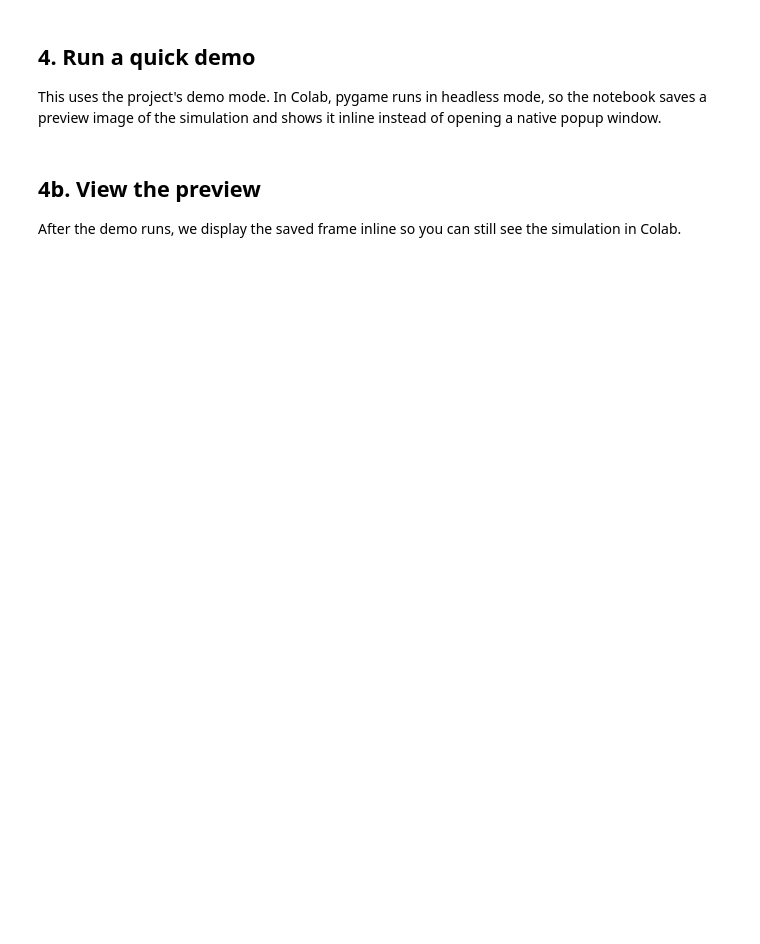
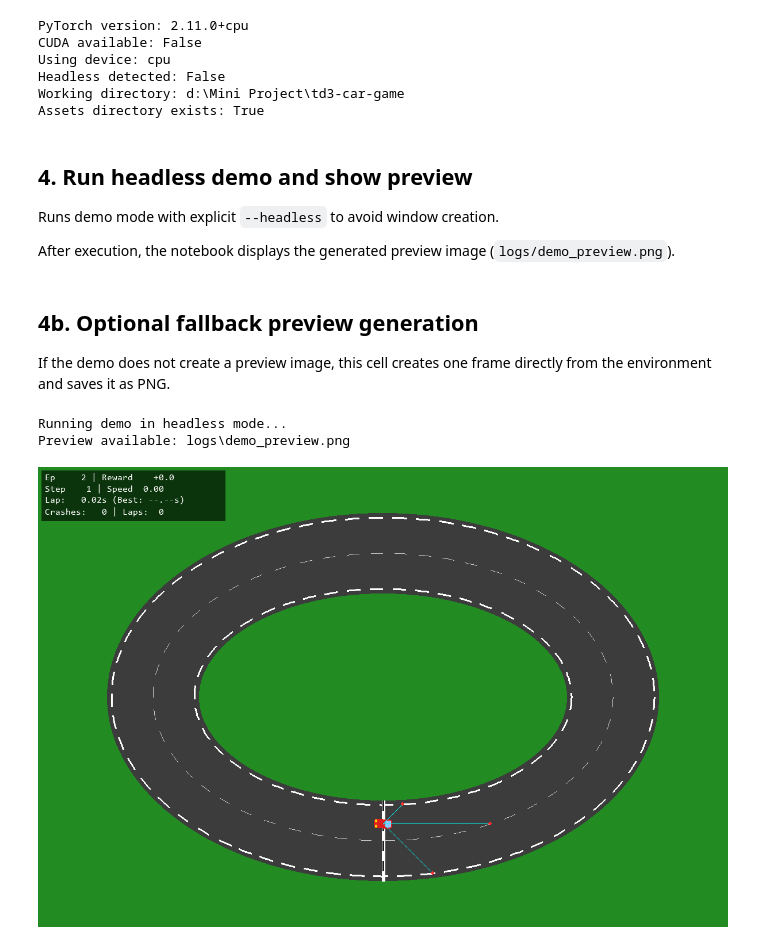
Before and after one commit to adityagangwani30/TD3-DDPG-Car-Game, a Jupyter notebook: colab_demo.ipynb, the cells around one changed output. Saved outputs shown, nothing was run; the diff lists cells and outputs as text; code cells hidden in the pictures; blank space fills up the shorter version.

Commit message:
Google Colab Demo Updated

```diff
--- a/colab_demo.ipynb
+++ b/colab_demo.ipynb
@@ -40,42 +110,81 @@ Colab usually runs in a headless environment, so we set the SDL video/audio driv
 import os
 from pathlib import Path
 
-os.environ.setdefault('SDL_VIDEODRIVER', 'dummy')
-os.environ.setdefault('SDL_AUDIODRIVER', 'dummy')
+# Force safe headless behavior in Colab/notebook environments
+os.environ.setdefault("SDL_VIDEODRIVER", "dummy")
+os.environ.setdefault("SDL_AUDIODRIVER", "dummy")
 
 import torch
+from utils import detect_headless_environment, ensure_assets_exist
 
-device = 'cuda' if torch.cuda.is_available() else 'cpu'
-print('PyTorch version:', torch.__version__)
-print('CUDA available:', torch.cuda.is_available())
-print('Using device:', device)
-print('Working directory:', Path.cwd())
+device = "cuda" if torch.cuda.is_available() else "cpu"
+headless_detected = detect_headless_environment()
+
+ensure_assets_exist()
+
+print("PyTorch version:", torch.__version__)
+print("CUDA available:", torch.cuda.is_available())
+print("Using device:", device)
+print("Headless detected:", headless_detected)
+print("Working directory:", Path.cwd())
+print("Assets directory exists:", Path("assets").exists())
+# %% [output]
+PyTorch version: 2.11.0+cpu
+CUDA available: False
+Using device: cpu
+Headless detected: False
+Working directory: d:\Mini Project\td3-car-game
+Assets directory exists: True
 # %% [markdown]
-## 4. Run a quick demo
+## 4. Run headless demo and show preview
 
-This uses the project's demo mode. In Colab, pygame runs in headless mode, so the notebook saves a preview image of the simulation and shows it inline instead of opening a native popup window.
+Runs demo mode with explicit `--headless` to avoid window creation.
+
+After execution, the notebook displays the generated preview image (`logs/demo_preview.png`).
 # %% [markdown]
-## 4b. View the preview
+## 4b. Optional fallback preview generation
 
-After the demo runs, we display the saved frame inline so you can still see the simulation in Colab.
+If the demo does not create a preview image, this cell creates one frame directly from the environment and saves it as PNG.
 # %%
 import subprocess
 import sys
 from pathlib import Path
 
-preview_path = Path('logs/demo_preview.png')
-preview_path.parent.mkdir(exist_ok=True)
+from IPython.display import Image, display
 
+preview_path = Path("logs/demo_preview.png")
+preview_path.parent.mkdir(parents=True, exist_ok=True)
+
+print("Running demo in headless mode...")
 subprocess.run([
     sys.executable,
-    'main.py',
-    '--mode', 'demo',
-    '--demo-episodes', '2'
+    "main.py",
+    "--mode", "demo",
+    "--demo-episodes", "2",
+    "--headless",
 ], check=True)
 
+if not preview_path.exists():
+    print("Demo preview not found. Generating fallback preview frame...")
+    import pygame
+    from environment import CarRacingEnv
+    from utils import init_pygame
+
+    init_pygame(headless=True)
+    env = CarRacingEnv(headless=True, enable_metrics=False)
+    env.reset()
+    env.render()
+    pygame.image.save(env.screen, str(preview_path))
+    env.close()
+    pygame.quit()
+
 if preview_path.exists():
-    from IPython.display import Image, display
+    print(f"Preview available: {preview_path}")
     display(Image(filename=str(preview_path)))
 else:
-    print('No preview image was generated.')
+    raise FileNotFoundError("Preview image was not generated.")
+# %% [output]
+Running demo in headless mode...
+Preview available: logs\demo_preview.png
+[figure, added]
 # %% [markdown]
```
Also changed, not shown: parts of 10 cells of this notebook.
